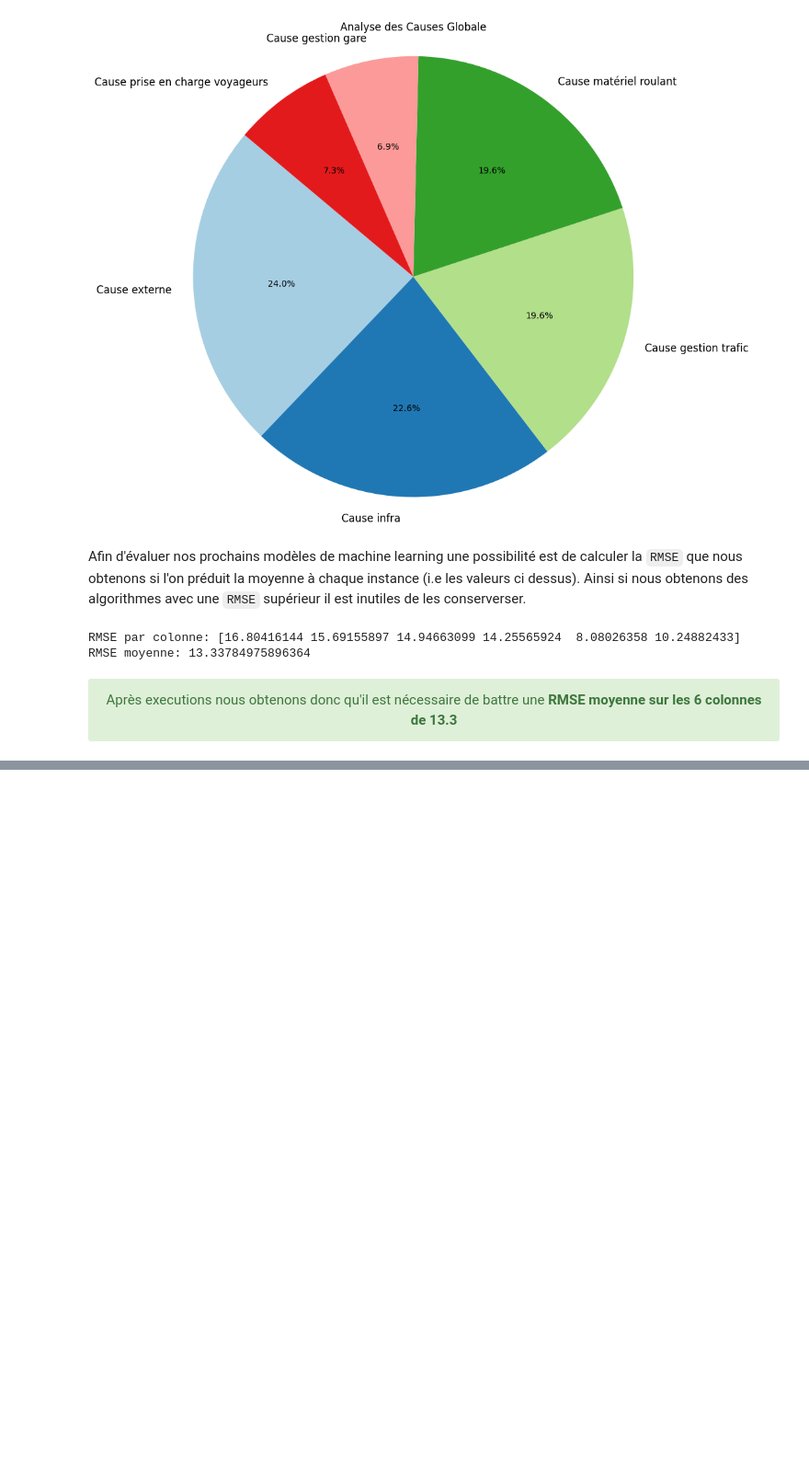
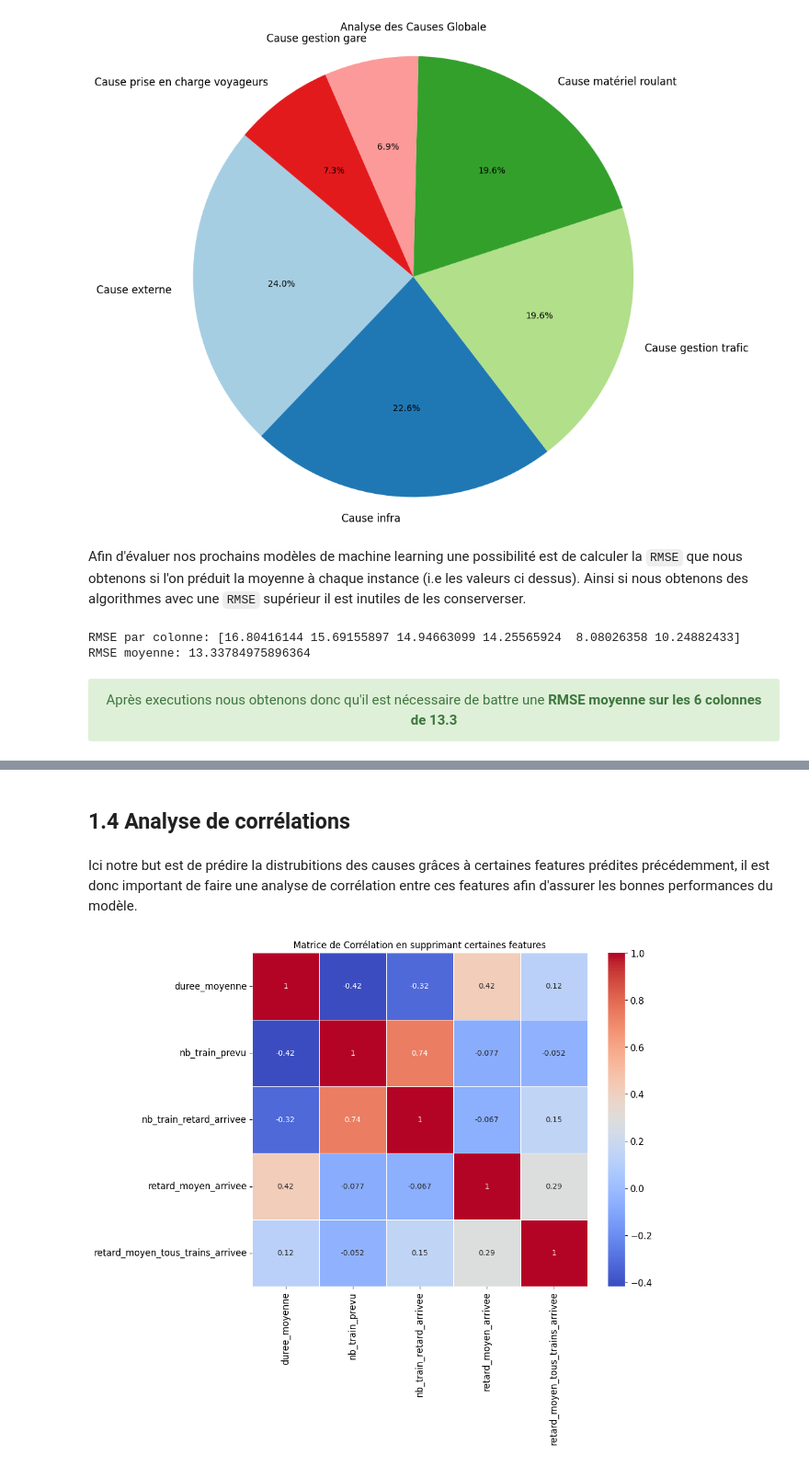
Before and after one commit to AxelV-hub/machine-learning-sncf-delay-estimation, a Jupyter notebook: notebooks/DelayClassification.ipynb, the cells around one changed output, grey strips where cells are left out. Shown at 92% size. Drawn from its saved outputs; the diff is of its cells as text; code cells hidden in the pictures; blank space fills up the shorter version.

```diff
--- a/notebooks/DelayClassification.ipynb
+++ b/notebooks/DelayClassification.ipynb
@@ -156,0 +259,13 @@ plt.show()
+# %% [markdown]
+## 1.4 Analyse de corrélations
+# %% [markdown]
+Ici notre but est de prédire la distrubitions des causes grâces à certaines features prédites précédemment, il est donc important de faire une analyse de corrélation entre ces features afin d'assurer les bonnes performances du modèle.
+# %%
+correlation_matrix = df_base[["duree_moyenne", "nb_train_prevu", "nb_train_retard_arrivee", "retard_moyen_arrivee", "retard_moyen_tous_trains_arrivee"]].corr()
+
+plt.figure(figsize=(10, 8))
+sns.heatmap(correlation_matrix, annot=True, cmap="coolwarm", linewidths=0.5)
+plt.title("Matrice de Corrélation en supprimant certaines features")
+plt.show()
+# %% [output]
+[figure, added]
```
Also changed, not shown: parts of 42 cells of this notebook.
